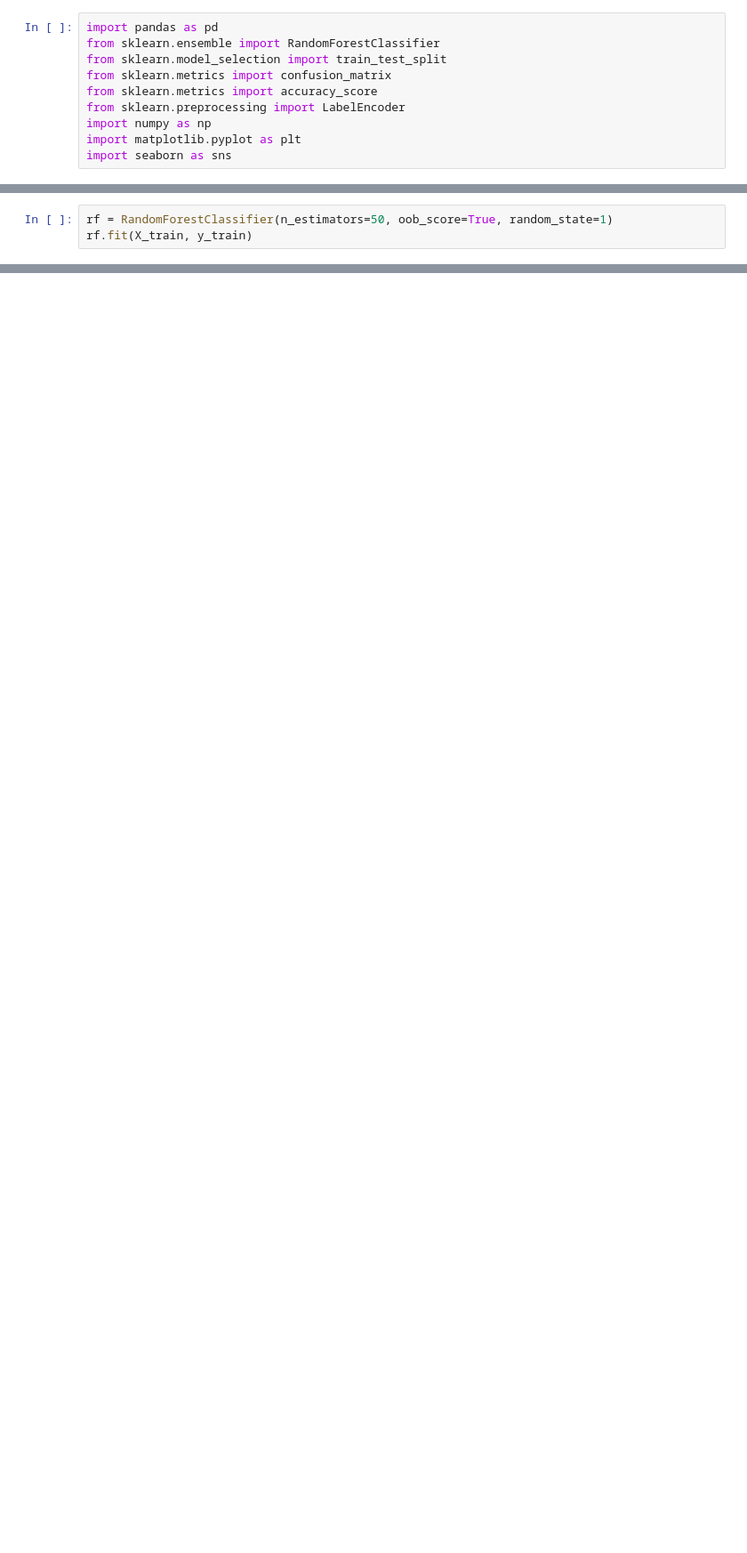
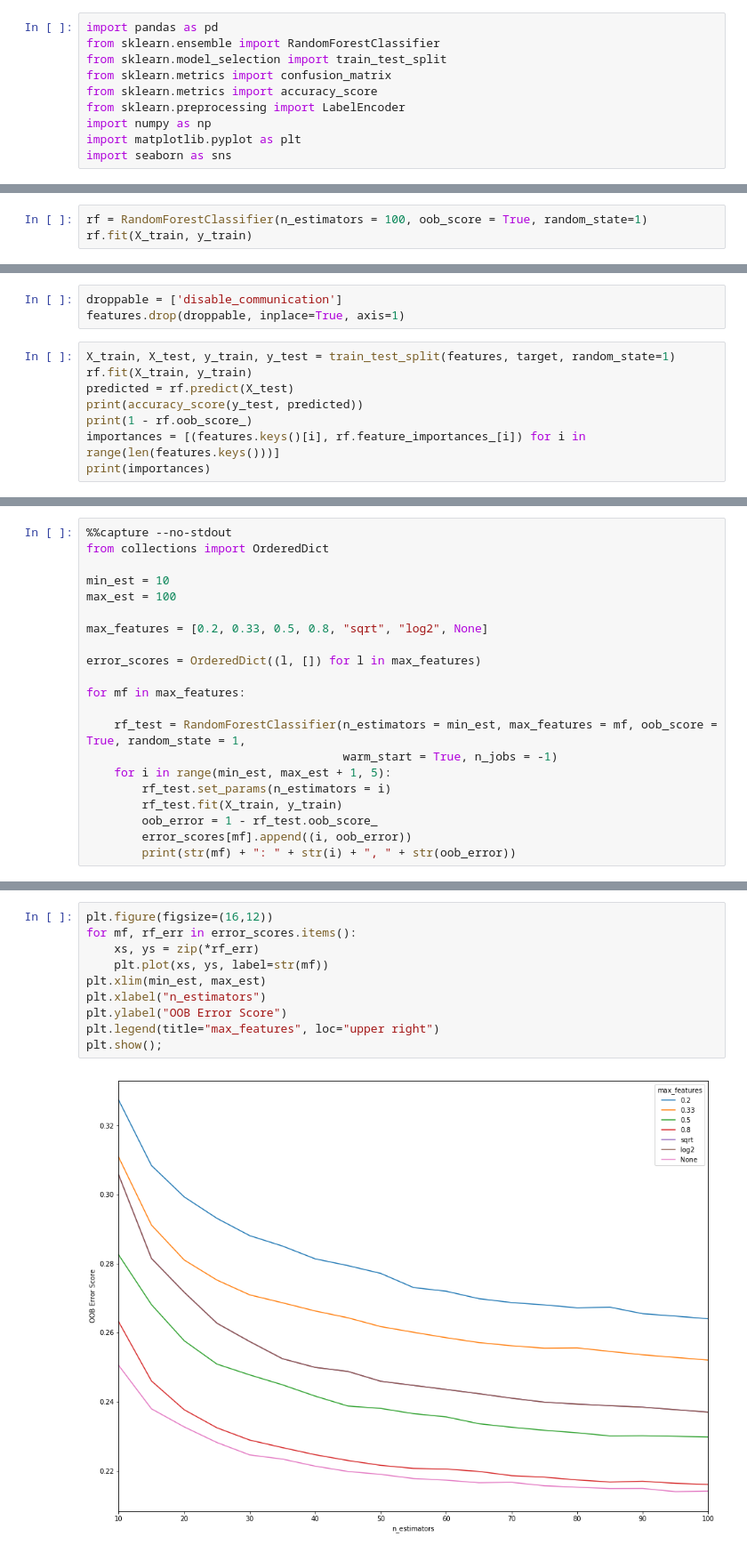
Before and after one commit to jaeeolma/ties445, a Jupyter notebook: State classifier.ipynb, the cells around one changed output, grey strips where cells are left out. Shown at 89% size. Drawn from its saved outputs; the diff is of its cells as text; blank space fills up the shorter version.

Commit message:
classifier

```diff
--- a/State classifier.ipynb
+++ b/State classifier.ipynb
@@ -27,3 +33,3 @@ set(y_train)
 # %%
-rf = RandomForestClassifier(n_estimators=50, oob_score=True, random_state=1)
+rf = RandomForestClassifier(n_estimators = 100, oob_score = True, random_state=1)
 rf.fit(X_train, y_train)
@@ -50,0 +53,11 @@ graph
+# %%
+droppable = ['disable_communication']
+features.drop(droppable, inplace=True, axis=1)
+# %%
+X_train, X_test, y_train, y_test = train_test_split(features, target, random_state=1)
+rf.fit(X_train, y_train)
+predicted = rf.predict(X_test)
+print(accuracy_score(y_test, predicted))
+print(1 - rf.oob_score_)
+importances = [(features.keys()[i], rf.feature_importances_[i]) for i in range(len(features.keys()))]
+print(importances)
@@ -50,0 +68,21 @@ graph
+# %%
+%%capture --no-stdout
+from collections import OrderedDict
+
+min_est = 10
+max_est = 100
+
+max_features = [0.2, 0.33, 0.5, 0.8, "sqrt", "log2", None]
+
+error_scores = OrderedDict((l, []) for l in max_features)
+
+for mf in max_features:
+
+    rf_test = RandomForestClassifier(n_estimators = min_est, max_features = mf, oob_score = True, random_state = 1,
+                                     warm_start = True, n_jobs = -1)
+    for i in range(min_est, max_est + 1, 5):
+        rf_test.set_params(n_estimators = i)
+        rf_test.fit(X_train, y_train)
+        oob_error = 1 - rf_test.oob_score_
+        error_scores[mf].append((i, oob_error))
+        print(str(mf) + ": " + str(i) + ", " + str(oob_error))
@@ -50,0 +107,12 @@ graph
+# %%
+plt.figure(figsize=(16,12))
+for mf, rf_err in error_scores.items():
+    xs, ys = zip(*rf_err)
+    plt.plot(xs, ys, label=str(mf))
+plt.xlim(min_est, max_est)
+plt.xlabel("n_estimators")
+plt.ylabel("OOB Error Score")
+plt.legend(title="max_features", loc="upper right")
+plt.show();
+# %% [output]
+[figure, added]
```
Also changed, not shown: parts of 13 cells of this notebook, 1 other file.
